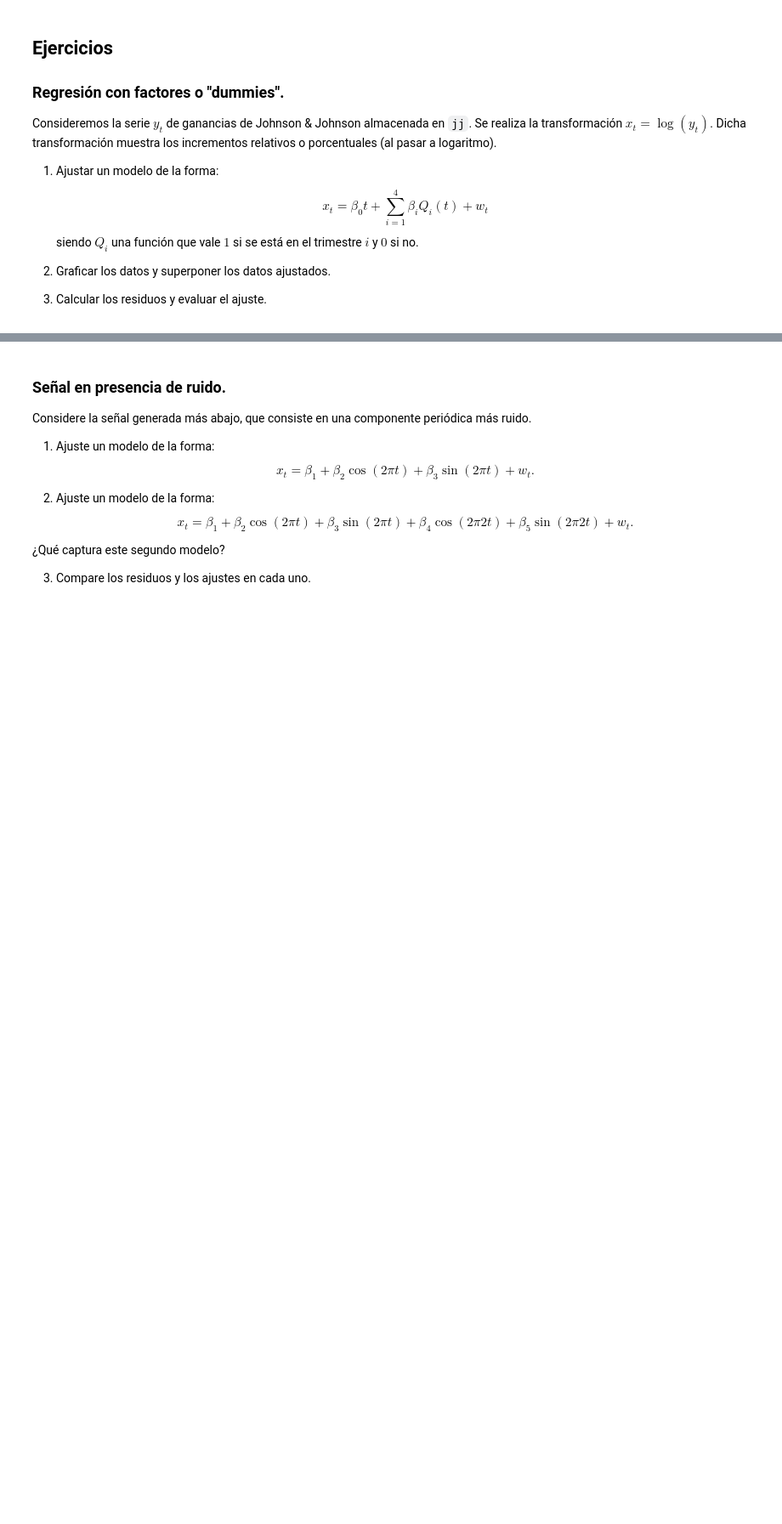
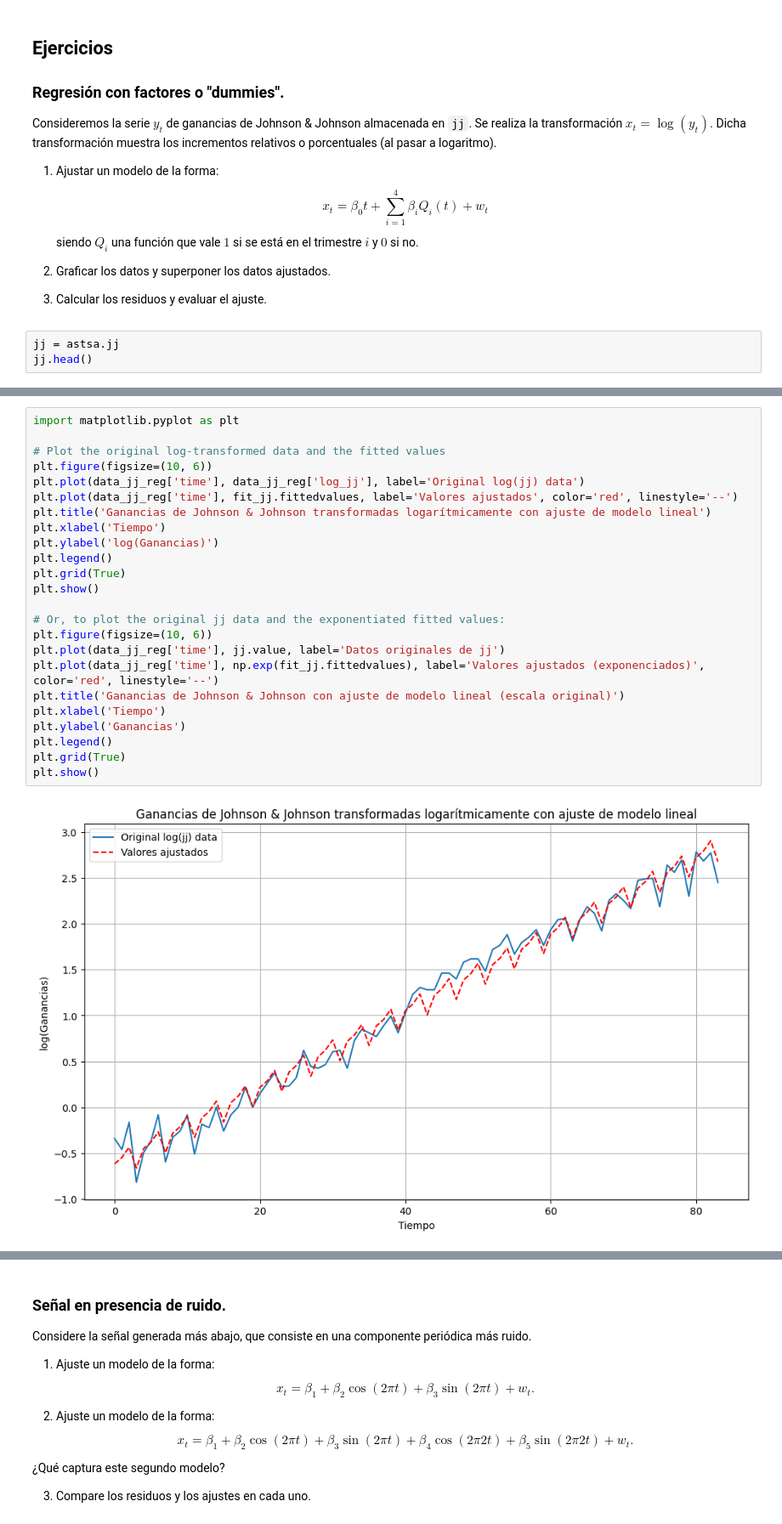
Before and after one commit to j-c-rodriguez/curso_series_temporales, a Jupyter notebook: 2- Analisis exploratorio/Modelos lineales.ipynb, the cells around one changed output, grey strips where cells are left out. Shown at 85% size. Drawn from its saved outputs; the diff is of its cells as text; blank space fills up the shorter version.

```diff
--- a/2- Analisis exploratorio/Modelos lineales.ipynb
+++ b/2- Analisis exploratorio/Modelos lineales.ipynb
@@ -544,3 +544,6 @@ siendo $Q_i$ una función que vale $1$ si se está en el trimestre $i$ y $0$ si
 3. Graficar los datos y superponer los datos ajustados.
 
 4. Calcular los residuos y evaluar el ajuste.
+# %%
+jj = astsa.jj
+jj.head()
@@ -546,0 +609,26 @@ siendo $Q_i$ una función que vale $1$ si se está en el trimestre $i$ y $0$ si
+# %%
+import matplotlib.pyplot as plt
+
+# Plot the original log-transformed data and the fitted values
+plt.figure(figsize=(10, 6))
+plt.plot(data_jj_reg['time'], data_jj_reg['log_jj'], label='Original log(jj) data')
+plt.plot(data_jj_reg['time'], fit_jj.fittedvalues, label='Valores ajustados', color='red', linestyle='--')
+plt.title('Ganancias de Johnson & Johnson transformadas logarítmicamente con ajuste de modelo lineal')
+plt.xlabel('Tiempo')
+plt.ylabel('log(Ganancias)')
+plt.legend()
+plt.grid(True)
+plt.show()
+
+# Or, to plot the original jj data and the exponentiated fitted values:
+plt.figure(figsize=(10, 6))
+plt.plot(data_jj_reg['time'], jj.value, label='Datos originales de jj')
+plt.plot(data_jj_reg['time'], np.exp(fit_jj.fittedvalues), label='Valores ajustados (exponenciados)', color='red', linestyle='--')
+plt.title('Ganancias de Johnson & Johnson con ajuste de modelo lineal (escala original)')
+plt.xlabel('Tiempo')
+plt.ylabel('Ganancias')
+plt.legend()
+plt.grid(True)
+plt.show()
+# %% [output]
+[figure, added]
```
Also changed, not shown: parts of 12 cells of this notebook.
